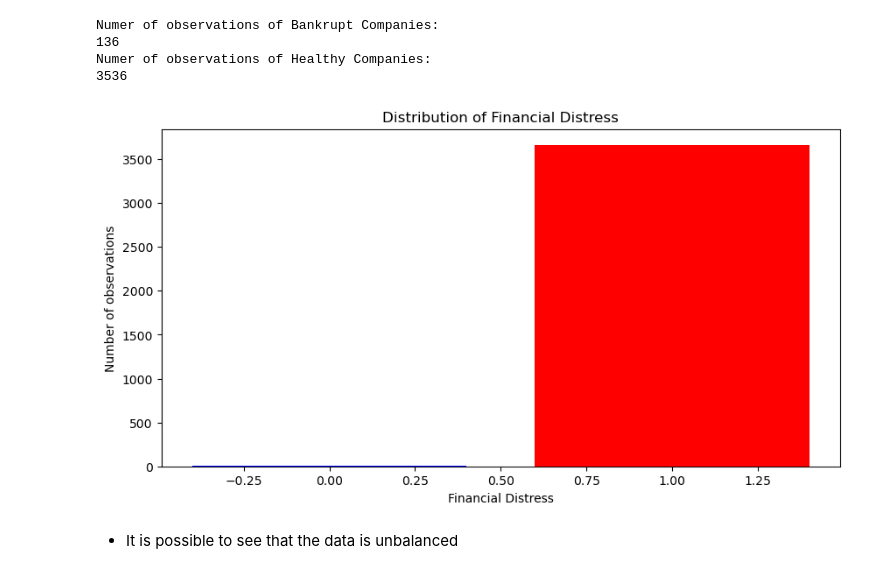
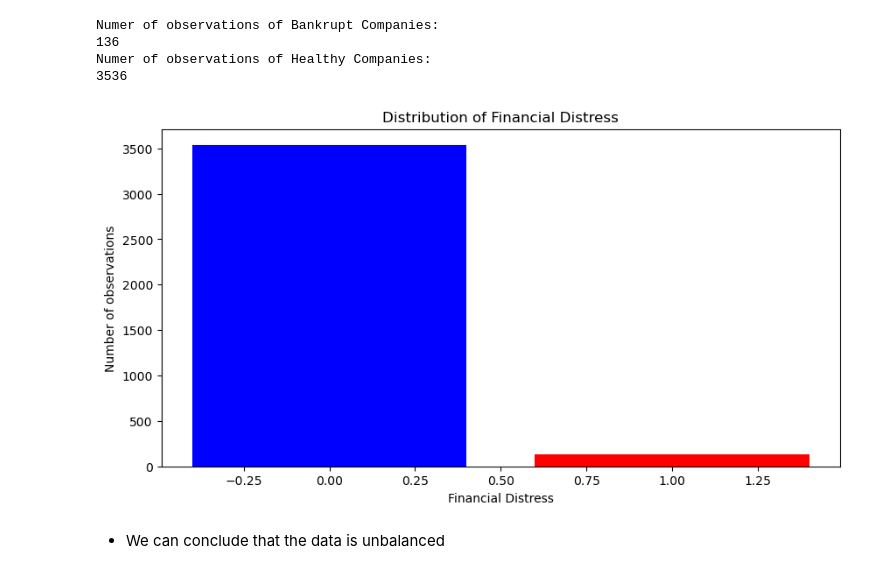
Before and after one commit to AndreCatarino/Financial-Distress-Prediction, a Jupyter notebook: docs/02_data_understanding.ipynb, the cells around one changed output. Cells and saved outputs as stored; diff of their text form; code cells hidden in the pictures.

```diff
--- a/docs/02_data_understanding.ipynb
+++ b/docs/02_data_understanding.ipynb
@@ -260,12 +270,12 @@ Numer of observations of Healthy Companies:
 # %%
 # Plotting the distribution of the target variable (use num_ones and num_zeros to plot the graph)
 plt.figure(figsize=(10, 5))
-plt.bar([0,1],[num_zeros,num_ones], color=['blue','red'])
+plt.bar([0,1],[df[df['Financial Distress'] >= -0.5].shape[0],df[df['Financial Distress'] < -0.5].shape[0]], color=['blue','red'])
 plt.xlabel('Financial Distress')
 plt.ylabel('Number of observations')
 plt.title('Distribution of Financial Distress')
 plt.show()
 # %% [output]
-[figure, old version]
+[figure, new version]
 # %% [markdown]
-- It is possible to see that the data is unbalanced
+- We can conclude that the data is unbalanced
```
Also changed, not shown: parts of 2 cells of this notebook, 8 other files.
